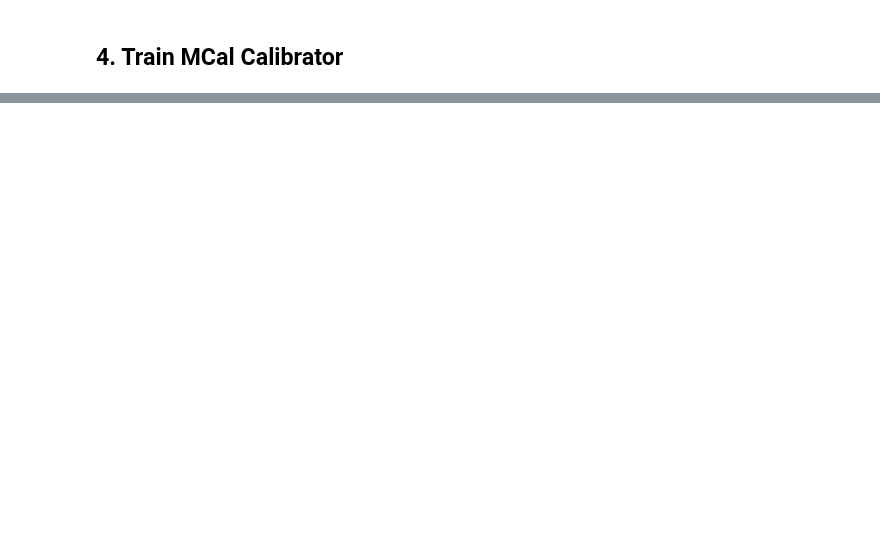
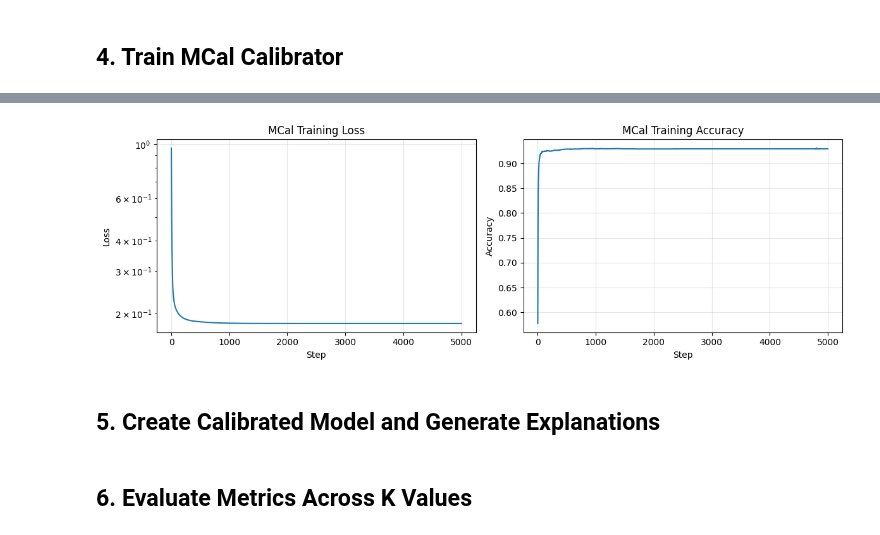
Before and after one commit to ShaileshSridhar2403/MCal, a Jupyter notebook: experiments/mcal_improves_mri.ipynb, the cells around one changed output, grey strips where cells are left out. Drawn from its saved outputs; the diff is of its cells as text; code cells hidden in the pictures; blank space fills up the shorter version.

```diff
--- a/experiments/mcal_improves_mri.ipynb
+++ b/experiments/mcal_improves_mri.ipynb
@@ -611,0 +101,27 @@ The improvements are most pronounced for smaller k values (higher ablation rates
+# %%
+# Get labels and ablated predictions for training
+train_labels = []
+ablated_logits = []
+
+with torch.no_grad():
+    # Get predictions and labels from ablated data
+    for images, labels in tqdm(train_ablated_loader, desc="Computing ablated predictions"):
+        images = images.to(device)
+        labels = labels.to(device)
+        train_labels.append(labels)
+        ablated_logits.append(base_model(images))
+
+    train_labels = torch.cat(train_labels)
+    ablated_logits = torch.cat(ablated_logits)
+
+# Train MCal
+calibrator = SimpleMCalCE(num_classes=4).to(device)
+stats = calibrator.fit(
+    ablated_logits=ablated_logits,
+    target_labels=train_labels,
+    max_steps=config['mcal_steps'],
+    lr=0.01,
+    verbose=True
+)
+
+print(f"Training complete! Final Loss: {stats['loss'][-1]:.4f}, Final Accuracy: {stats['acc'][-1]:.3f}")
@@ -611,0 +277,20 @@ The improvements are most pronounced for smaller k values (higher ablation rates
+# %%
+# Plot training curves
+fig, (ax1, ax2) = plt.subplots(1, 2, figsize=(12, 4))
+ax1.plot(stats['loss'])
+ax1.set_xlabel('Step')
+ax1.set_ylabel('Loss')
+ax1.set_title('MCal Training Loss')
+ax1.set_yscale('log')
+ax1.grid(True, alpha=0.3)
+
+ax2.plot(stats['acc'])
+ax2.set_xlabel('Step')
+ax2.set_ylabel('Accuracy')
+ax2.set_title('MCal Training Accuracy')
+ax2.grid(True, alpha=0.3)
+
+plt.tight_layout()
+plt.show()
+# %% [output]
+[figure, added]
@@ -611,0 +370,2 @@ The improvements are most pronounced for smaller k values (higher ablation rates
+# %% [markdown]
+## 5. Create Calibrated Model and Generate Explanations
@@ -611,0 +408,2 @@ The improvements are most pronounced for smaller k values (higher ablation rates
+# %% [markdown]
+## 6. Evaluate Metrics Across K Values
```
Also changed, not shown: parts of 41 cells of this notebook, 3 other files.
